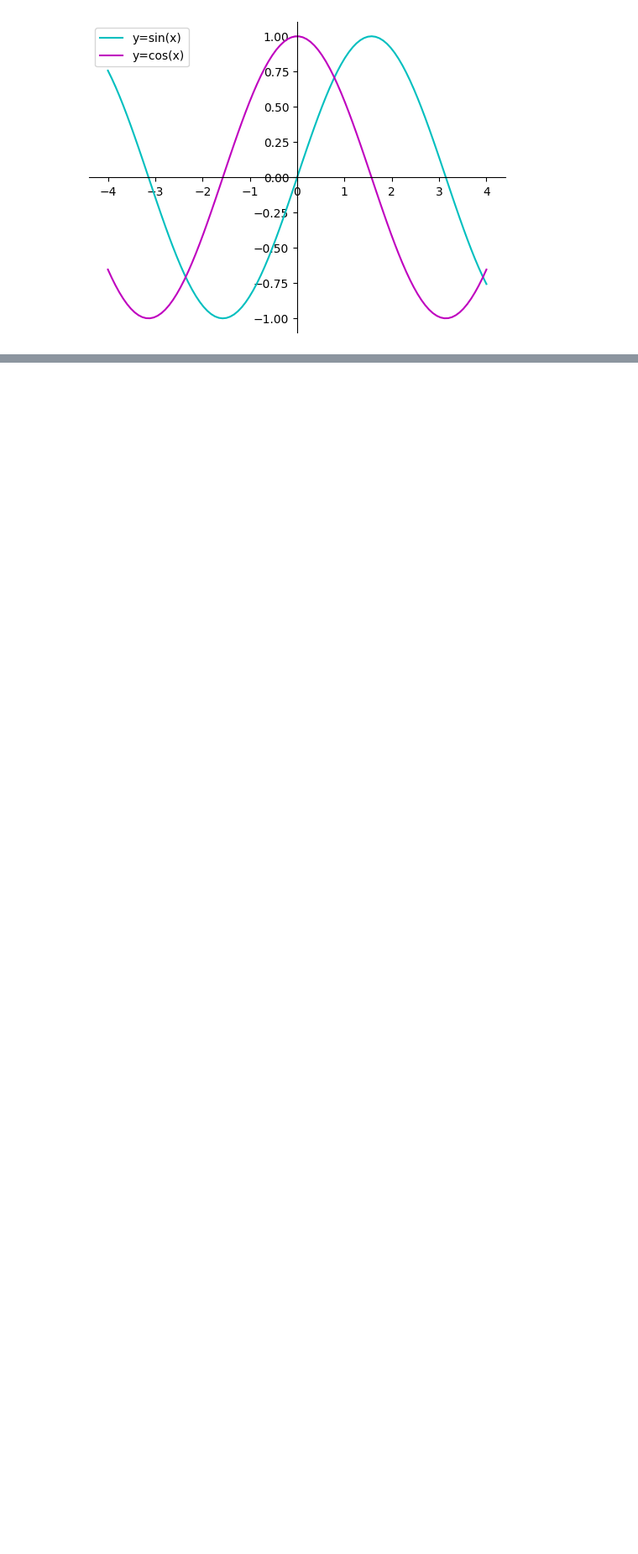
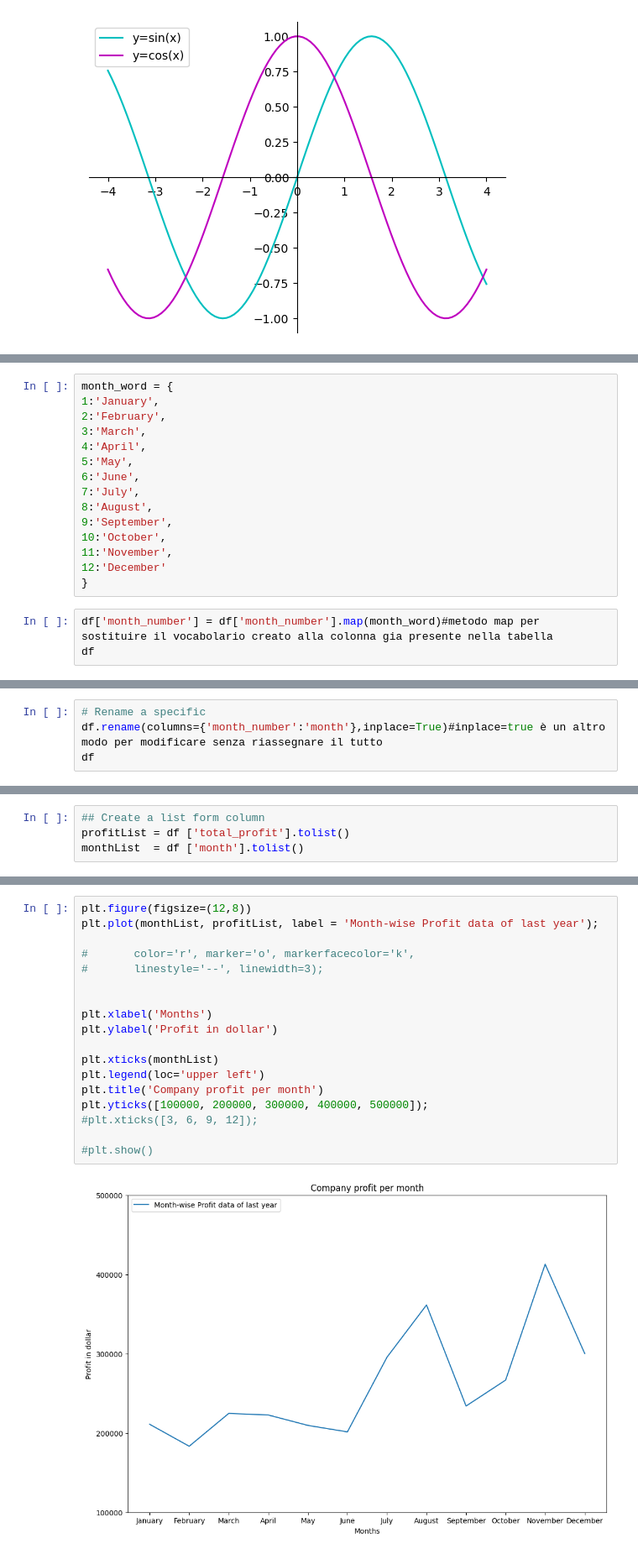
Before and after one commit to Ahmexxx/test, a Jupyter notebook: esercizi.ipynb, the cells around one changed output, grey strips where cells are left out. Shown at 84% size. Saved outputs shown, nothing was run; the diff lists cells and outputs as text; blank space fills up the shorter version.

```diff
--- a/esercizi.ipynb
+++ b/esercizi.ipynb
@@ -135,0 +191,18 @@ plt.show()
+# %%
+month_word = {
+1:'January',
+2:'February',
+3:'March',
+4:'April',
+5:'May',
+6:'June',
+7:'July',
+8:'August',
+9:'September',
+10:'October',
+11:'November',
+12:'December'
+}
+# %%
+df['month_number'] = df['month_number'].map(month_word)#metodo map per sostituire il vocabolario creato alla colonna gia presente nella tabella
+df
@@ -135,0 +258,4 @@ plt.show()
+# %%
+# Rename a specific
+df.rename(columns={'month_number':'month'},inplace=True)#inplace=true è un altro modo per modificare senza riassegnare il tutto
+df
@@ -135,0 +276,4 @@ plt.show()
+# %%
+## Create a list form column
+profitList = df ['total_profit'].tolist()
+monthList  = df ['month'].tolist()
@@ -135,0 +310,20 @@ plt.show()
+# %%
+plt.figure(figsize=(12,8))
+plt.plot(monthList, profitList, label = 'Month-wise Profit data of last year');
+
+#       color='r', marker='o', markerfacecolor='k',
+#       linestyle='--', linewidth=3);
+
+
+plt.xlabel('Months')
+plt.ylabel('Profit in dollar')
+
+plt.xticks(monthList)
+plt.legend(loc='upper left')
+plt.title('Company profit per month')
+plt.yticks([100000, 200000, 300000, 400000, 500000]);
+#plt.xticks([3, 6, 9, 12]);
+
+#plt.show()
+# %% [output]
+[figure, added]
```
Also changed, not shown: parts of 12 cells of this notebook.
